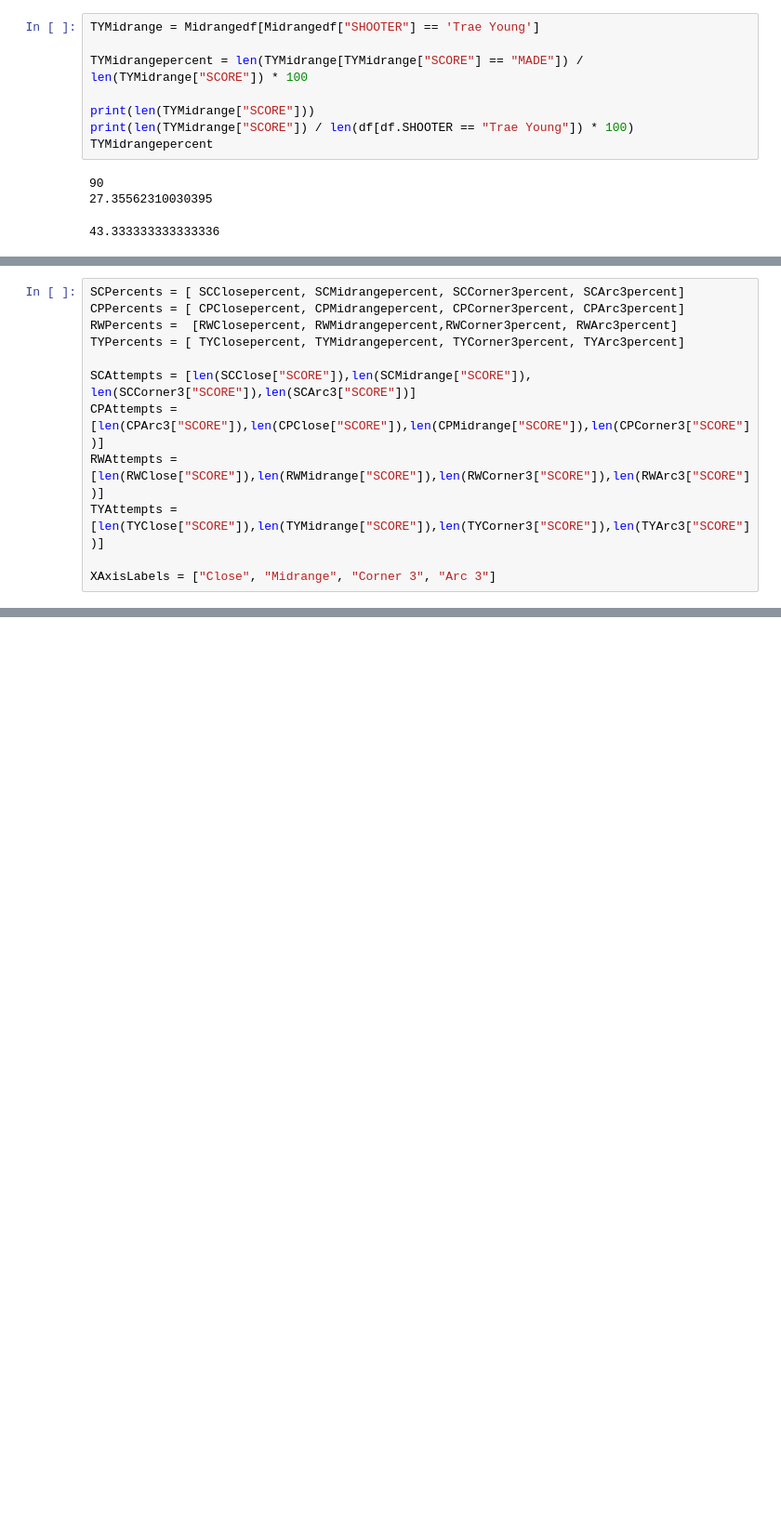
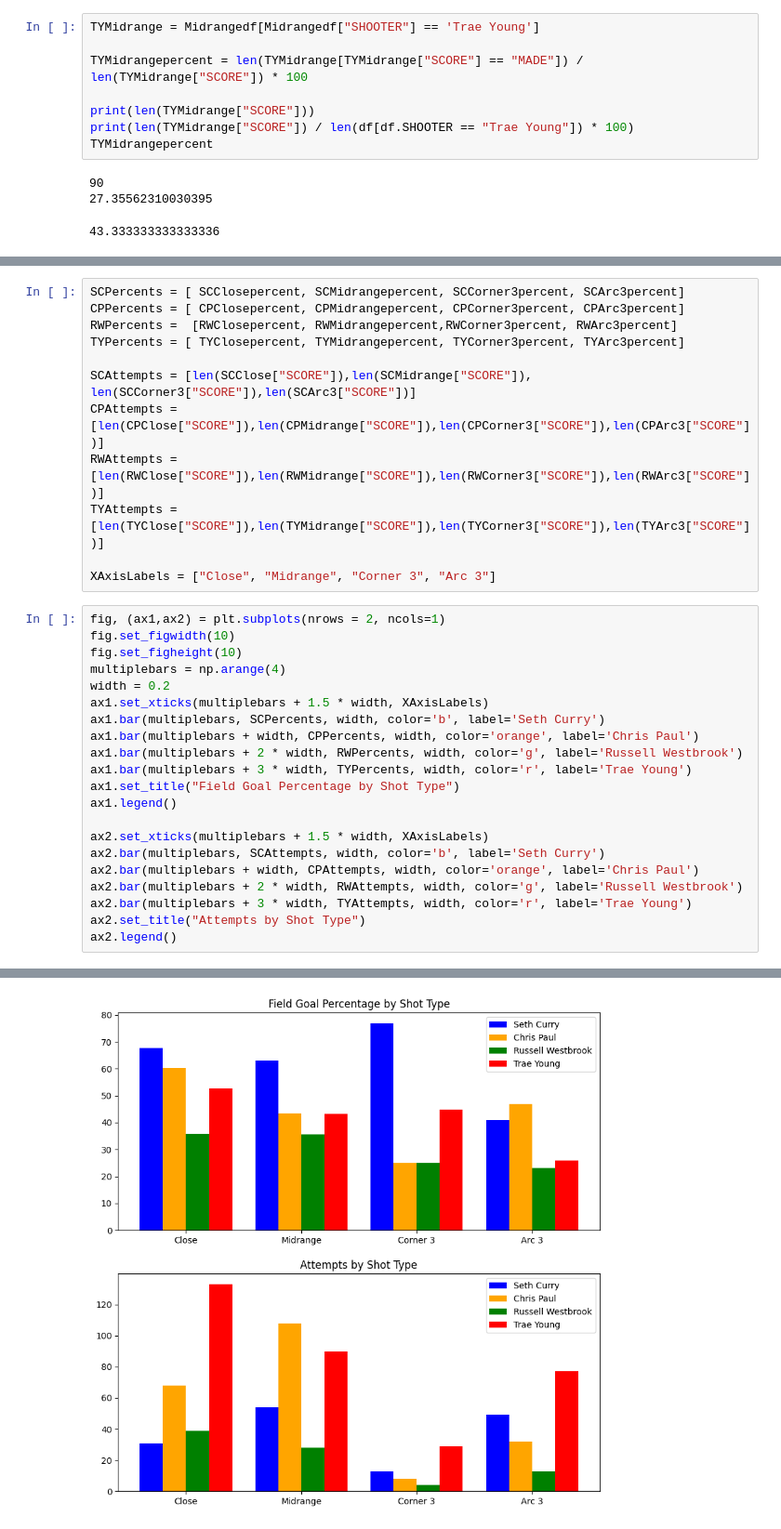
Before and after one commit to kacpersienkiewicz/NBAShootingAnalysis, a Jupyter notebook: NBAShootingAnalysis.ipynb, the cells around one changed output, grey strips where cells are left out. Shown at 93% size. Drawn from its saved outputs; the diff is of its cells as text; blank space fills up the shorter version.

```diff
--- a/NBAShootingAnalysis.ipynb
+++ b/NBAShootingAnalysis.ipynb
@@ -560,8 +559,30 @@ RWPercents =  [RWClosepercent, RWMidrangepercent,RWCorner3percent, RWArc3percent
 TYPercents = [ TYClosepercent, TYMidrangepercent, TYCorner3percent, TYArc3percent]
 
 SCAttempts = [len(SCClose["SCORE"]),len(SCMidrange["SCORE"]), len(SCCorner3["SCORE"]),len(SCArc3["SCORE"])]
-CPAttempts = [len(CPArc3["SCORE"]),len(CPClose["SCORE"]),len(CPMidrange["SCORE"]),len(CPCorner3["SCORE"])]
+CPAttempts = [len(CPClose["SCORE"]),len(CPMidrange["SCORE"]),len(CPCorner3["SCORE"]),len(CPArc3["SCORE"])]
 RWAttempts = [len(RWClose["SCORE"]),len(RWMidrange["SCORE"]),len(RWCorner3["SCORE"]),len(RWArc3["SCORE"])]
 TYAttempts = [len(TYClose["SCORE"]),len(TYMidrange["SCORE"]),len(TYCorner3["SCORE"]),len(TYArc3["SCORE"])]
 
 XAxisLabels = ["Close", "Midrange", "Corner 3", "Arc 3"]
+# %%
+fig, (ax1,ax2) = plt.subplots(nrows = 2, ncols=1)
+fig.set_figwidth(10)
+fig.set_figheight(10)
+multiplebars = np.arange(4)
+width = 0.2
+ax1.set_xticks(multiplebars + 1.5 * width, XAxisLabels)
+ax1.bar(multiplebars, SCPercents, width, color='b', label='Seth Curry')
+ax1.bar(multiplebars + width, CPPercents, width, color='orange', label='Chris Paul')
+ax1.bar(multiplebars + 2 * width, RWPercents, width, color='g', label='Russell Westbrook')
+ax1.bar(multiplebars + 3 * width, TYPercents, width, color='r', label='Trae Young')
+ax1.set_title("Field Goal Percentage by Shot Type")
+ax1.legend()
+
+ax2.set_xticks(multiplebars + 1.5 * width, XAxisLabels)
+ax2.bar(multiplebars, SCAttempts, width, color='b', label='Seth Curry')
+ax2.bar(multiplebars + width, CPAttempts, width, color='orange', label='Chris Paul')
+ax2.bar(multiplebars + 2 * width, RWAttempts, width, color='g', label='Russell Westbrook')
+ax2.bar(multiplebars + 3 * width, TYAttempts, width, color='r', label='Trae Young')
+ax2.set_title("Attempts by Shot Type")
+ax2.legend()
+# %% [output]
@@ -567,0 +590 @@ XAxisLabels = ["Close", "Midrange", "Corner 3", "Arc 3"]
+[figure, added]
```
Also changed, not shown: parts of 6 cells of this notebook.
